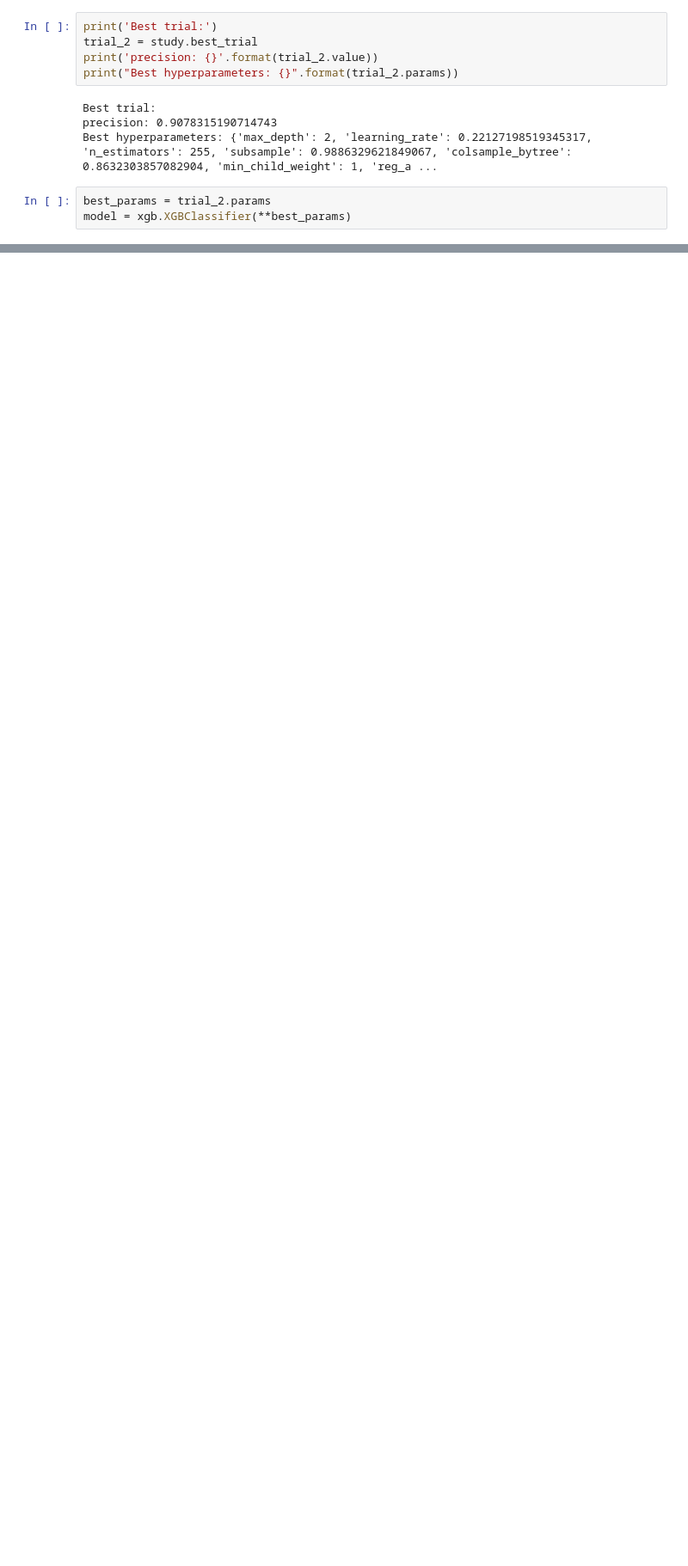
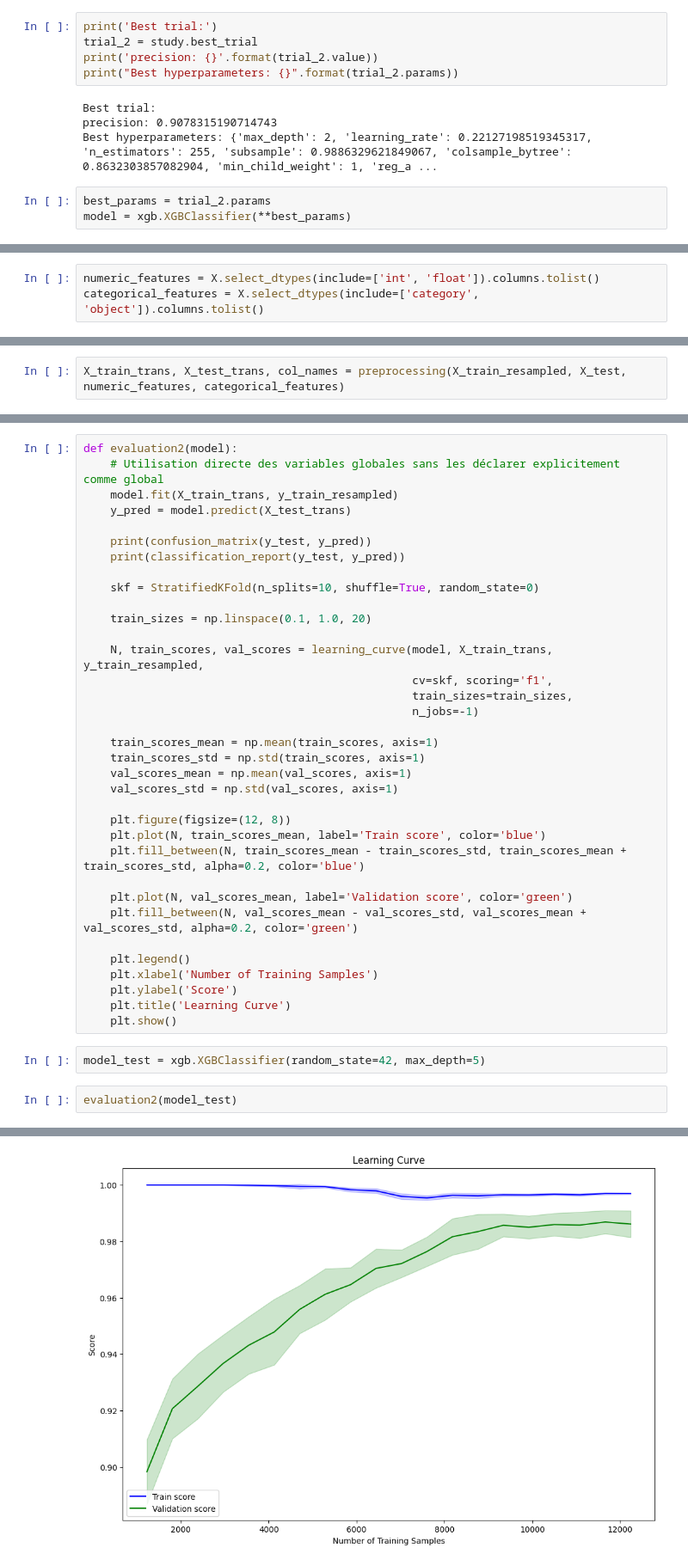
Before and after one commit to TheoRepo1/ML_Project_BankChurners, a Jupyter notebook: MyProject.ipynb, the cells around one changed output, grey strips where cells are left out. Shown at 86% size. Saved outputs shown, nothing was run; the diff lists cells and outputs as text; blank space fills up the shorter version.

Commit message:
Test resampling

```diff
--- a/MyProject.ipynb
+++ b/MyProject.ipynb
@@ -790,0 +769,3 @@ Score sur les données de test (F1 score): 0.8377952755905512
+# %%
+numeric_features = X.select_dtypes(include=['int', 'float']).columns.tolist()
+categorical_features = X.select_dtypes(include=['category', 'object']).columns.tolist()
@@ -790,0 +809,2 @@ Score sur les données de test (F1 score): 0.8377952755905512
+# %%
+X_train_trans, X_test_trans, col_names = preprocessing(X_train_resampled, X_test, numeric_features, categorical_features)
@@ -790,0 +824,40 @@ Score sur les données de test (F1 score): 0.8377952755905512
+# %%
+def evaluation2(model):
+    # Utilisation directe des variables globales sans les déclarer explicitement comme global
+    model.fit(X_train_trans, y_train_resampled)
+    y_pred = model.predict(X_test_trans)
+
+    print(confusion_matrix(y_test, y_pred))
+    print(classification_report(y_test, y_pred))
+
+    skf = StratifiedKFold(n_splits=10, shuffle=True, random_state=0)
+
+    train_sizes = np.linspace(0.1, 1.0, 20)
+
+    N, train_scores, val_scores = learning_curve(model, X_train_trans, y_train_resampled,
+                                                 cv=skf, scoring='f1',
+                                                 train_sizes=train_sizes,
+                                                 n_jobs=-1)
+
+    train_scores_mean = np.mean(train_scores, axis=1)
+    train_scores_std = np.std(train_scores, axis=1)
+    val_scores_mean = np.mean(val_scores, axis=1)
+    val_scores_std = np.std(val_scores, axis=1)
+
+    plt.figure(figsize=(12, 8))
+    plt.plot(N, train_scores_mean, label='Train score', color='blue')
+    plt.fill_between(N, train_scores_mean - train_scores_std, train_scores_mean + train_scores_std, alpha=0.2, color='blue')
+
+    plt.plot(N, val_scores_mean, label='Validation score', color='green')
+    plt.fill_between(N, val_scores_mean - val_scores_std, val_scores_mean + val_scores_std, alpha=0.2, color='green')
+
+    plt.legend()
+    plt.xlabel('Number of Training Samples')
+    plt.ylabel('Score')
+    plt.title('Learning Curve')
+    plt.show()
+# %%
+model_test = xgb.XGBClassifier(random_state=42, max_depth=5)
+# %%
+evaluation2(model_test)
+# %% [output]
@@ -790,0 +874 @@ Score sur les données de test (F1 score): 0.8377952755905512
+[figure, added]
```
Also changed, not shown: parts of 32 cells of this notebook.
